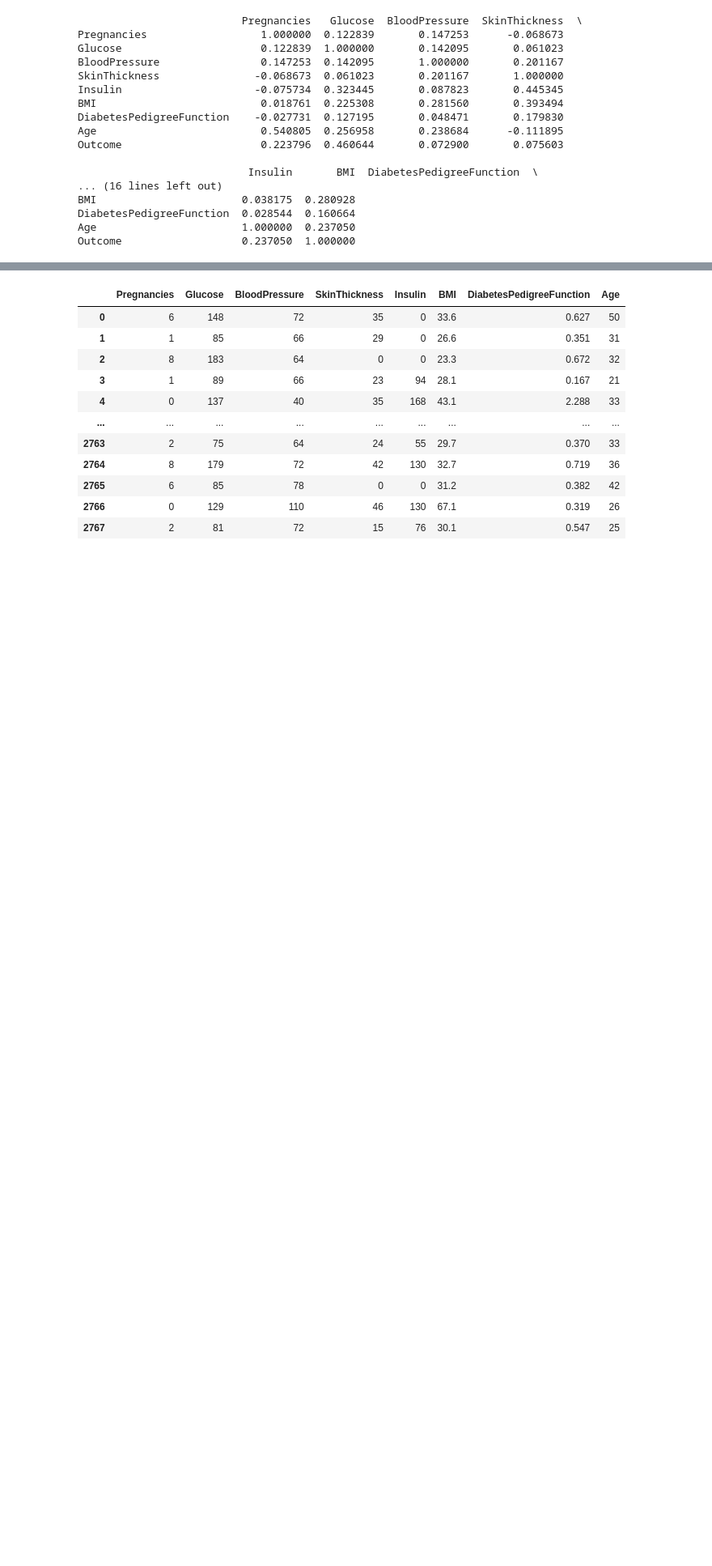
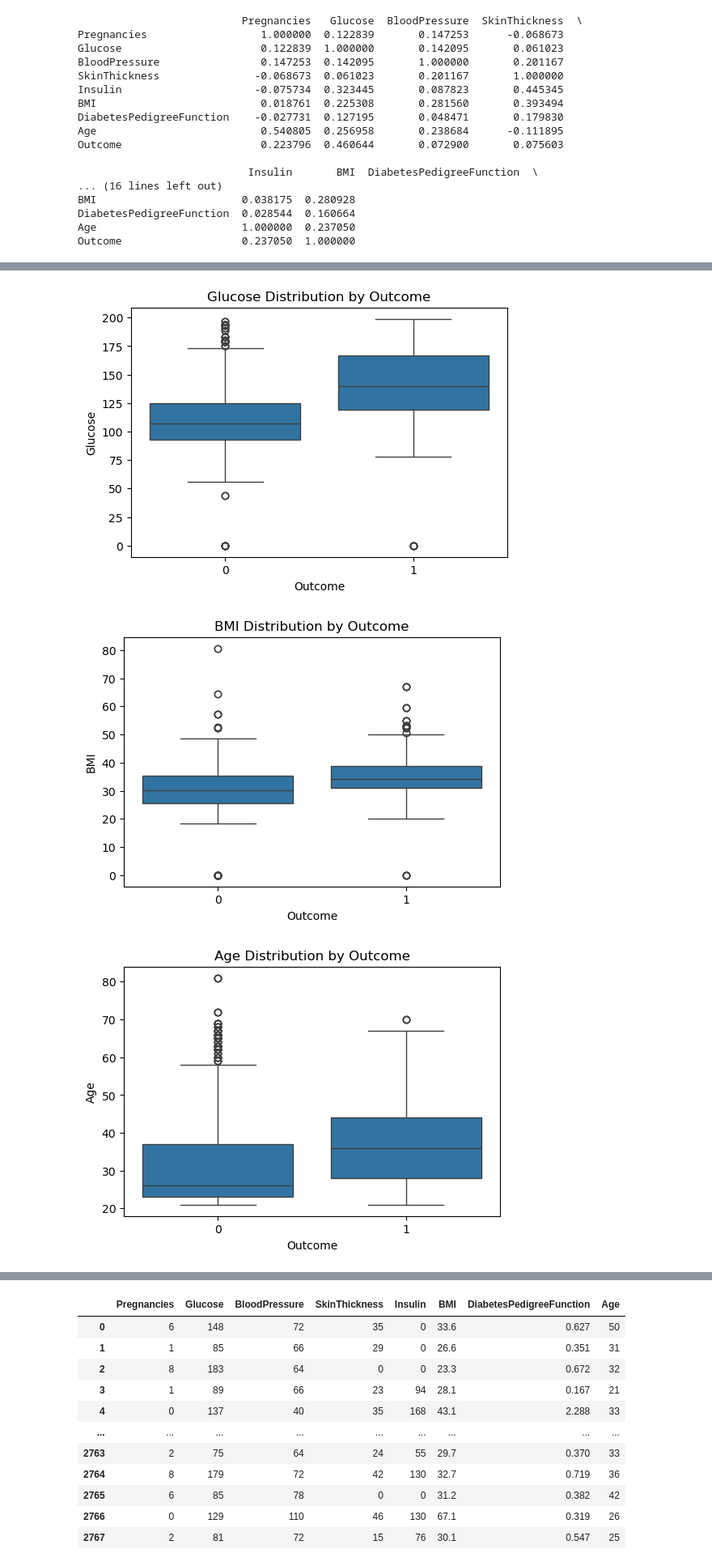
Before and after one commit to VenumiV/diabetes-predictor-ml-flask, a Jupyter notebook: notebooks/FC212029_Venumi/RandomForest.ipynb, the cells around one changed output, grey strips where cells are left out. Shown at 81% size. Drawn from its saved outputs; the diff is of its cells as text; code cells hidden in the pictures; blank space fills up the shorter version.

```diff
--- a/notebooks/FC212029_Venumi/RandomForest.ipynb
+++ b/notebooks/FC212029_Venumi/RandomForest.ipynb
@@ -112,0 +124,11 @@ sns.heatmap(correlation)
+# %%
+features = ['Glucose', 'BMI', 'Age', 'BloodPressure']
+for feature in features:
+    plt.figure(figsize=(6, 4))
+    sns.boxplot(x='Outcome', y=feature, data=data)
+    plt.title(f"{feature} Distribution by Outcome")
+    plt.show()
+# %% [output]
+[figure, added]
+[figure, added]
+[figure, added]
```
Also changed, not shown: parts of 11 cells of this notebook.
